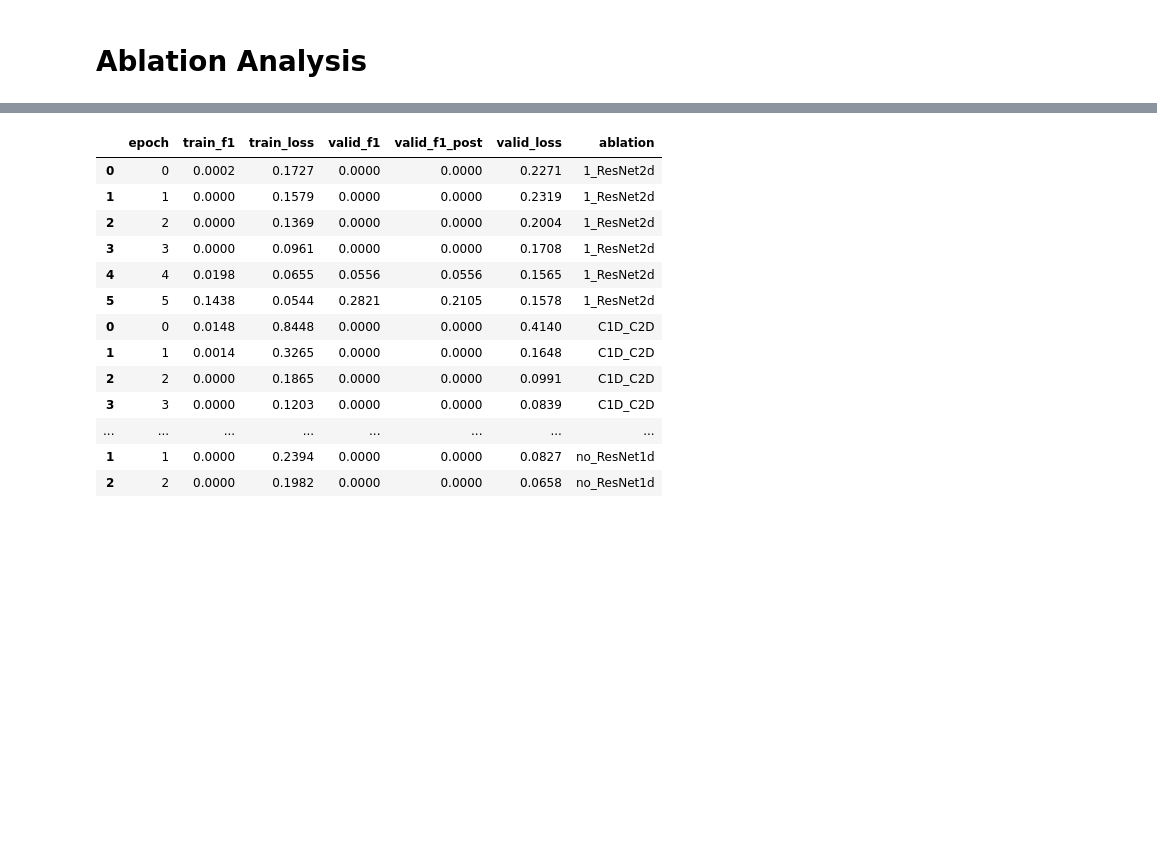
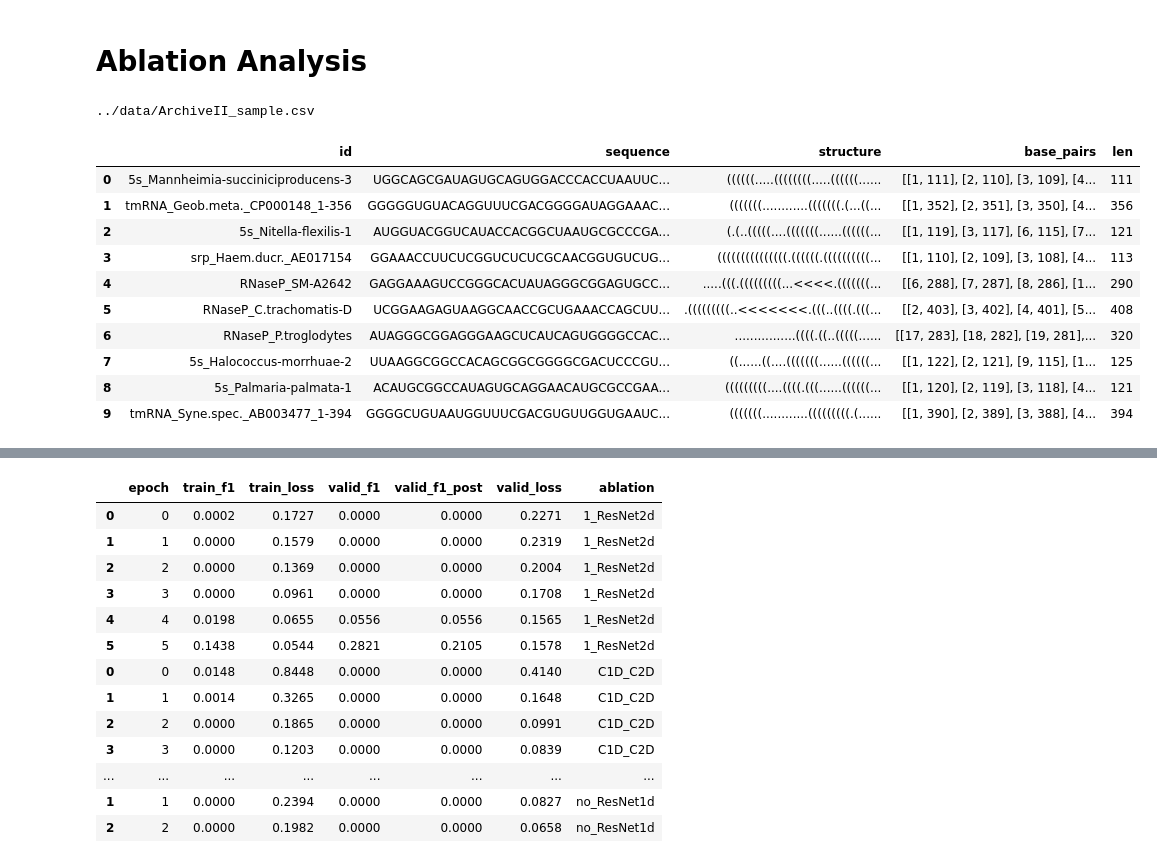
Before and after one commit to Gisch97/sincFold, a Jupyter notebook: pruebas/ablation-EDA.ipynb, the cells around one changed output, grey strips where cells are left out. Saved outputs shown, nothing was run; the diff lists cells and outputs as text; code cells hidden in the pictures; blank space fills up the shorter version.

```diff
--- a/pruebas/ablation-EDA.ipynb
+++ b/pruebas/ablation-EDA.ipynb
@@ -5,6 +5,25 @@ import os
 import pandas as pd
 import seaborn as sns
 import matplotlib.pyplot as plt
+# %%
+ls ../data/ArchiveII_sample.csv
+# %% [output]
+../data/ArchiveII_sample.csv
+# %%
+train_data = pd.read_csv('../data/ArchiveII_sample.csv')
+train_data
+# %% [output]
+|  | id | sequence | structure | base_pairs | len |
+| 0 | 5s_Mannheimia-succiniciproducens-3 | UGGCAGCGAUAGUGCAGUGGACCCACCUAAUUC... | ((((((.....((((((((.....((((((...... | [[1, 111], [2, 110], [3, 109], [4... | 111 |
+| 1 | tmRNA_Geob.meta._CP000148_1-356 | GGGGGUGUACAGGUUUCGACGGGGAUAGGAAAC... | (((((((............(((((((.(...((... | [[1, 352], [2, 351], [3, 350], [4... | 356 |
+| 2 | 5s_Nitella-flexilis-1 | AUGGUACGGUCAUACCACGGCUAAUGCGCCCGA... | (.(..(((((....(((((((......((((((... | [[1, 119], [3, 117], [6, 115], [7... | 121 |
+| 3 | srp_Haem.ducr._AE017154 | GGAAACCUUCUCGGUCUCUCGCAACGGUGUCUG... | (((((((((((((((.((((((.((((((((((... | [[1, 110], [2, 109], [3, 108], [4... | 113 |
+| 4 | RNaseP_SM-A2642 | GAGGAAAGUCCGGGCACUAUAGGGCGGAGUGCC... | .....(((.(((((((((...<<<<.(((((((... | [[6, 288], [7, 287], [8, 286], [1... | 290 |
+| 5 | RNaseP_C.trachomatis-D | UCGGAAGAGUAAGGCAACCGCUGAAACCAGCUU... | .(((((((((..<<<<<<<.(((..((((.(((... | [[2, 403], [3, 402], [4, 401], [5... | 408 |
+| 6 | RNaseP_P.troglodytes | AUAGGGCGGAGGGAAGCUCAUCAGUGGGGCCAC... | ................((((.((..(((((...... | [[17, 283], [18, 282], [19, 281],... | 320 |
+| 7 | 5s_Halococcus-morrhuae-2 | UUAAGGCGGCCACAGCGGCGGGGCGACUCCCGU... | ((......((....(((((((......((((((... | [[1, 122], [2, 121], [9, 115], [1... | 125 |
+| 8 | 5s_Palmaria-palmata-1 | ACAUGCGGCCAUAGUGCAGGAACAUGCGCCGAA... | (((((((((....((((.(((......((((((... | [[1, 120], [2, 119], [3, 118], [4... | 121 |
+| 9 | tmRNA_Syne.spec._AB003477_1-394 | GGGGCUGUAAUGGUUUCGACGUGUUGGUGAAUC... | (((((((............(((((((((.(...... | [[1, 390], [2, 389], [3, 388], [4... | 394 |
 # %%
 ls ../pruebas/pruebas/
 # %% [output]
```
Also changed, not shown: parts of 3 cells of this notebook, 5 other files.
